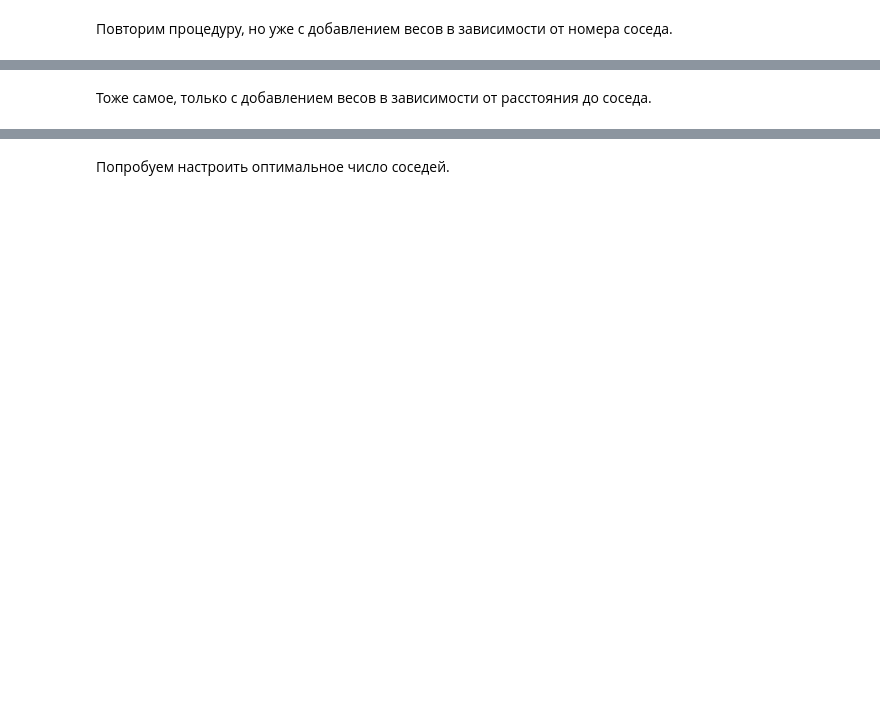
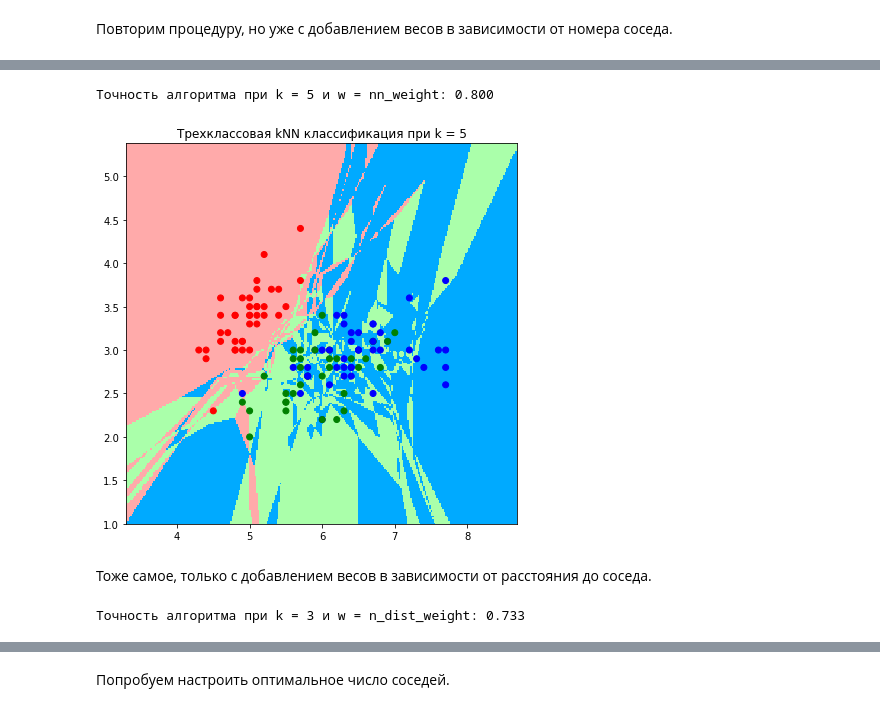
Before and after one commit to doksketch/algorithms-for-data-analysis, a Jupyter notebook: 07_KNN/KNN.ipynb, the cells around one changed output, grey strips where cells are left out. Cells and saved outputs as stored; diff of their text form; code cells hidden in the pictures; blank space fills up the shorter version.

```diff
--- a/07_KNN/KNN.ipynb
+++ b/07_KNN/KNN.ipynb
@@ -134,2 +207,16 @@ print(f'Точность алгоритма при k = {k}: {accuracy(y_pred, y_
+# %%
+k = 5
+q = 2
+w = 'nn_weight'
+
+y_pred = knn(X_train, y_train, X_test, k, w, q)
+
+print(f'Точность алгоритма при k = {k} и w = {w}: {accuracy(y_pred, y_test):.3f}')
+# %% [output]
+Точность алгоритма при k = 5 и w = nn_weight: 0.800
+# %%
+get_graph(X_train, y_train, k, w, q)
+# %% [output]
+[figure, added]
 # %% [markdown]
 Тоже самое, только с добавлением весов в зависимости от расстояния до соседа.
@@ -137,0 +223,10 @@ print(f'Точность алгоритма при k = {k}: {accuracy(y_pred, y_
+# %%
+k = 3
+q = 2
+w = 'n_dist_weight'
+
+y_pred = knn(X_train, y_train, X_test, k, w, q)
+
+print(f'Точность алгоритма при k = {k} и w = {w}: {accuracy(y_pred, y_test):.3f}')
+# %% [output]
+Точность алгоритма при k = 3 и w = n_dist_weight: 0.733
```
Also changed, not shown: parts of 21 cells of this notebook, 4 other files.
